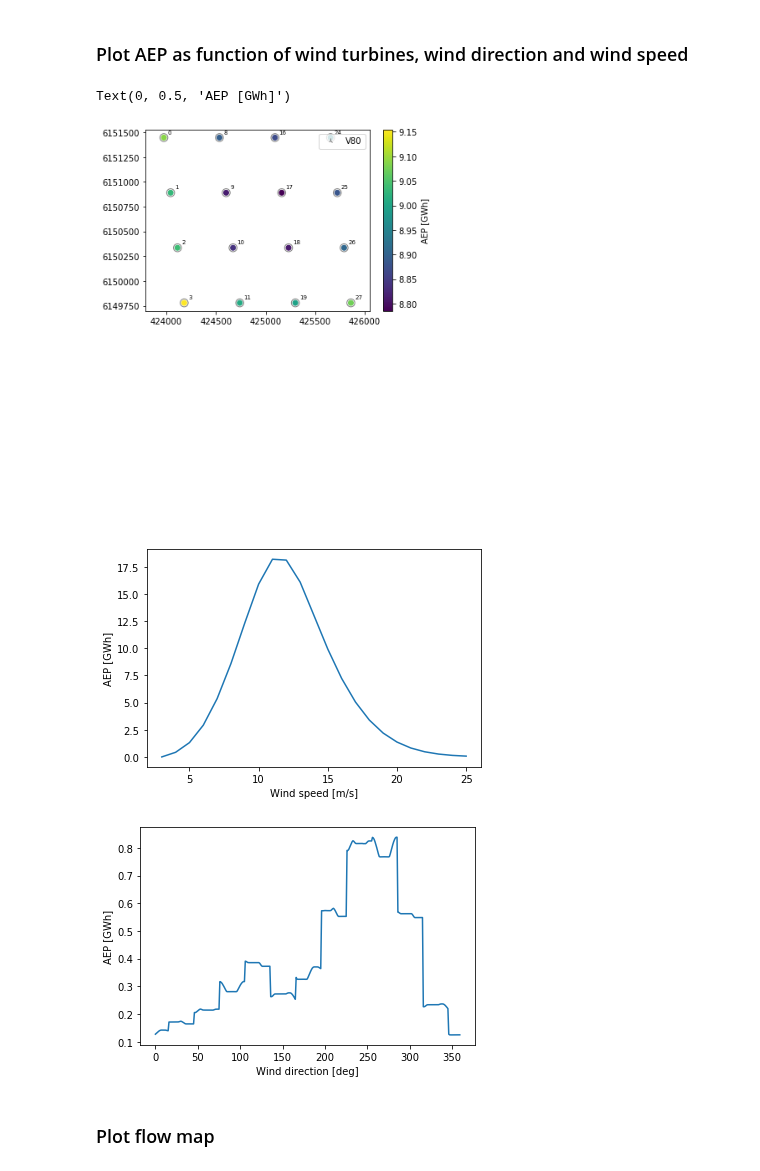
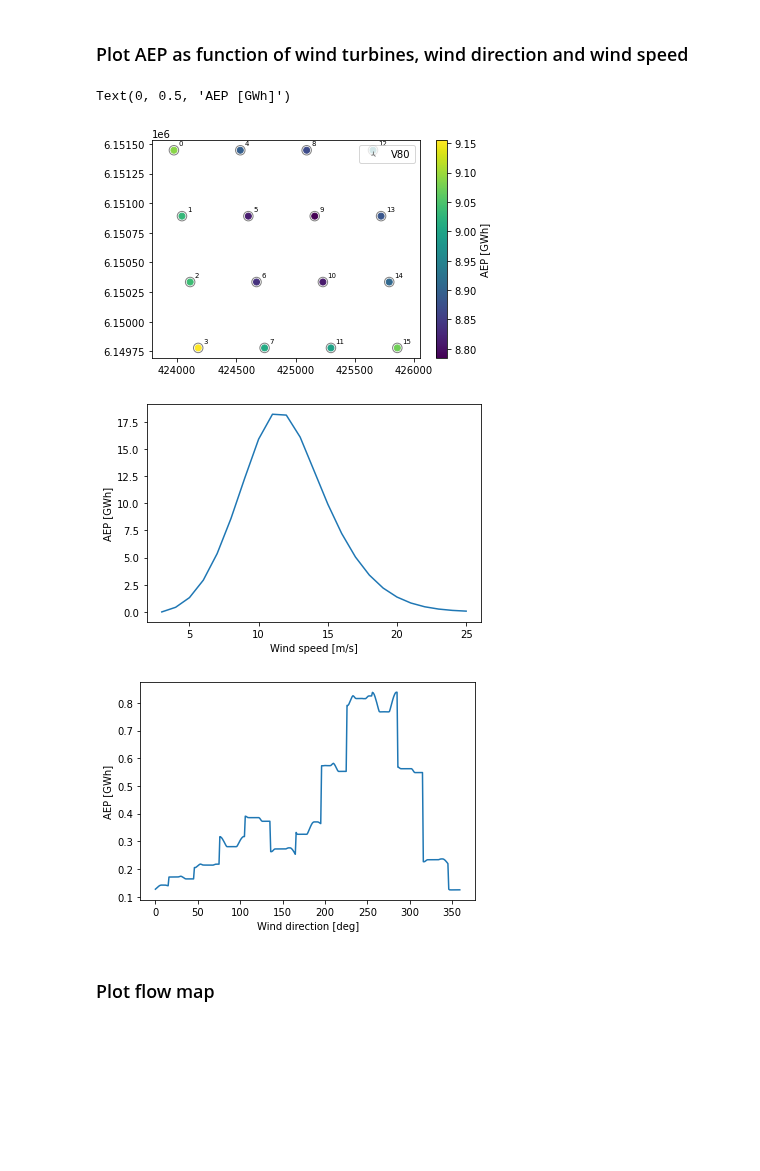
Before and after one commit to DTUWindEnergy/PyWake, a Jupyter notebook: docs/notebooks/Quickstart.ipynb, the cells around one changed output. Saved outputs shown, nothing was run; the diff lists cells and outputs as text; code cells hidden in the pictures; blank space fills up the shorter version.

```diff
--- a/docs/notebooks/Quickstart.ipynb
+++ b/docs/notebooks/Quickstart.ipynb
@@ -30,25 +48,25 @@ print (simulationResult.aep(), "GWh")
 # %%
 import matplotlib.pyplot as plt
 %matplotlib inline
 
 plt.figure()
-aep_ilk = simulationResult.aep_ilk()
-windTurbines.plot(wt_x,wt_y)
-c =plt.scatter(wt16_x, wt16_y, c=aep_ilk.sum((1,2)))
+aep = simulationResult.aep()
+windTurbines.plot(wt16_x,wt16_y)
+c =plt.scatter(wt16_x, wt16_y, c=aep.sum(['wd','ws']))
 plt.colorbar(c, label='AEP [GWh]')
 
 plt.figure()
-plt.plot(simulationResult.ws, aep_ilk.sum((0,1)))
+aep.sum(['wt','wd']).plot()
 plt.xlabel("Wind speed [m/s]")
 plt.ylabel("AEP [GWh]")
 
 plt.figure()
-plt.plot(simulationResult.wd, aep_ilk.sum((0,2)))
+aep.sum(['wt','ws']).plot()
 plt.xlabel("Wind direction [deg]")
 plt.ylabel("AEP [GWh]")
 # %% [output]
 Text(0, 0.5, 'AEP [GWh]')
-[figure, old version]
+[figure, new version]
 [figure]
 [figure]
 # %% [markdown]
```
Also changed, not shown: parts of 3 cells of this notebook, 41 other files.
